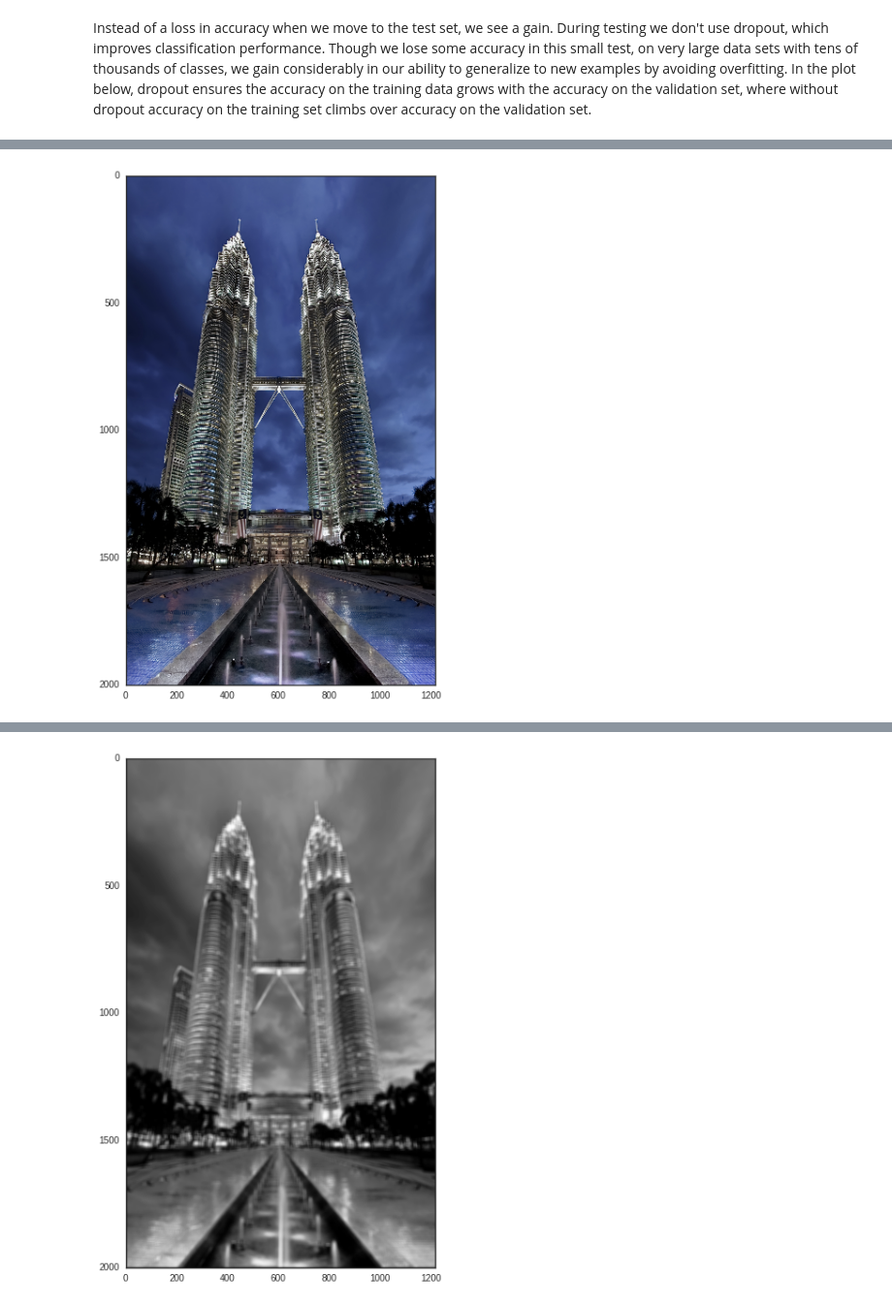
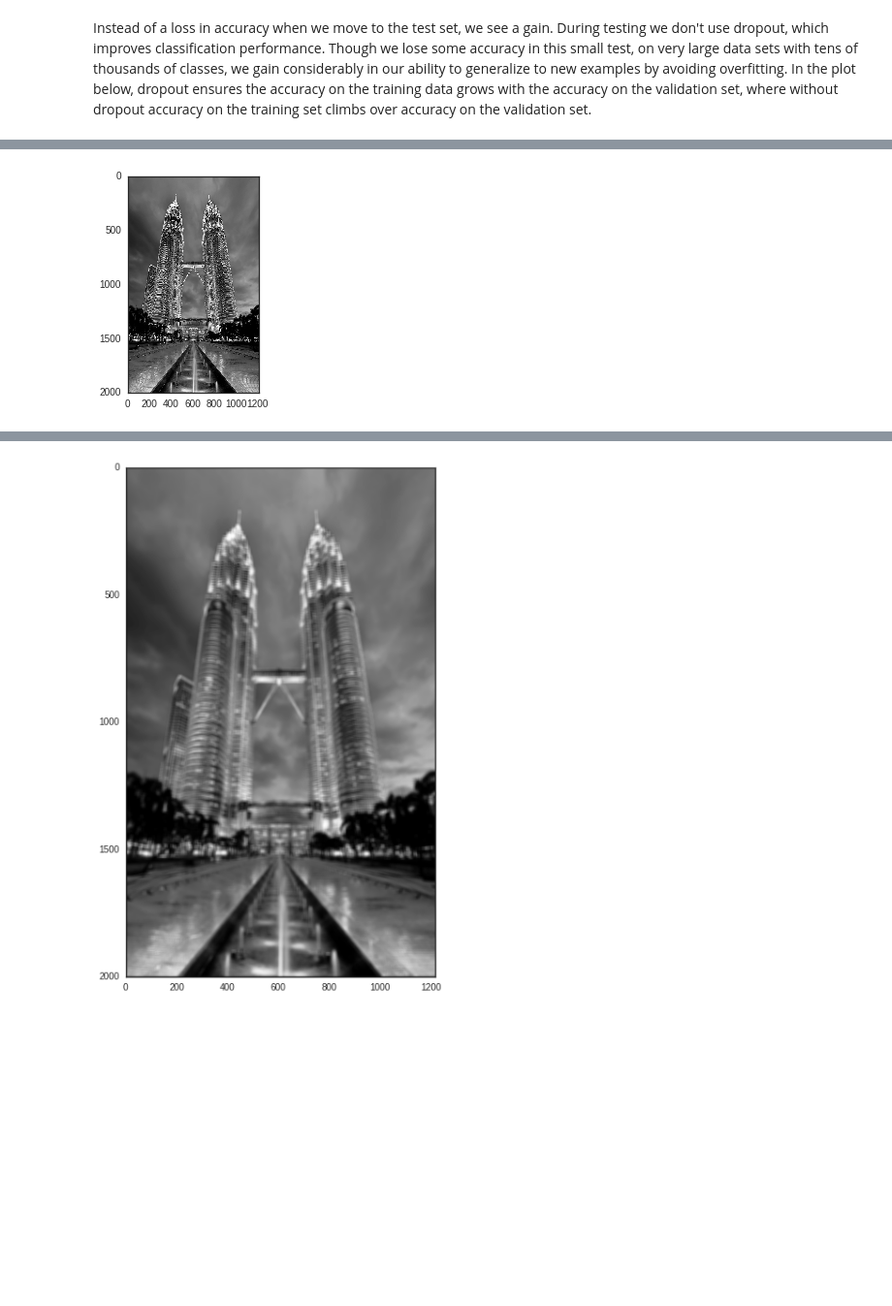
Before and after one commit to Random-Word/nnlecture, a Jupyter notebook: Neural Networks Lecture.ipynb, the cells around one changed output, grey strips where cells are left out. Shown at 97% size. Drawn from its saved outputs; the diff is of its cells as text; code cells hidden in the pictures; blank space fills up the shorter version.

```diff
--- a/Neural Networks Lecture.ipynb
+++ b/Neural Networks Lecture.ipynb
@@ -294,10 +271,9 @@ Below we'll quickly show a few examples of convolution in image processing.
 # %%
 # Remove grid lines
 sns.set_style("white")
 
 patronas = spi.imread('imgs/patronas.jpg')
-
-plt.figure(figsize=(10,10))
-patplot = plt.imshow(patronas)
+patronas_bw = np.ones(patronas.shape[:-1])-np.mean(patronas, axis=2)
+patplot = plt.imshow(patronas_bw)
 # %% [output]
-[figure, old version]
+[figure, new version]
```
Also changed, not shown: parts of 19 cells of this notebook.
